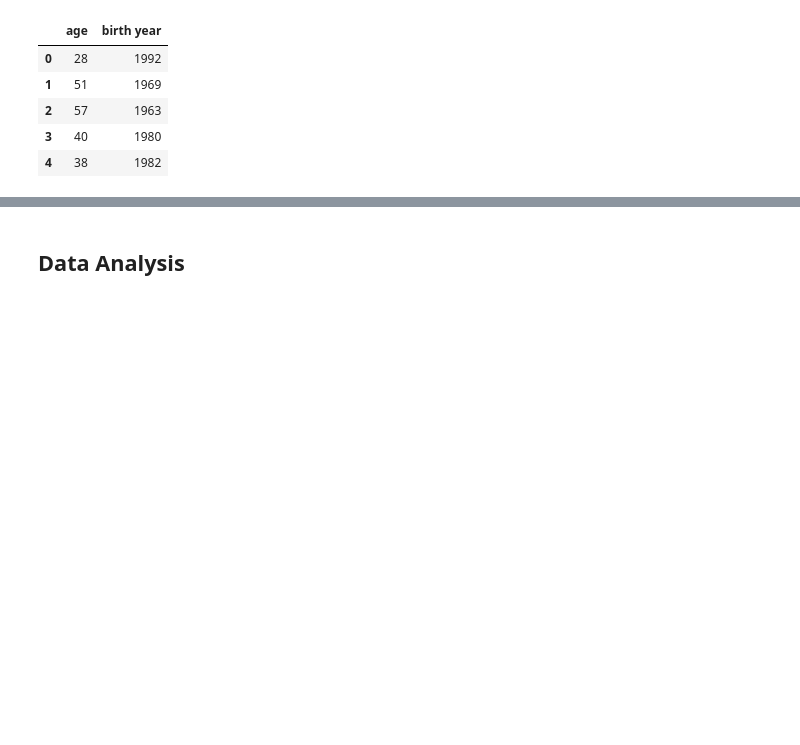
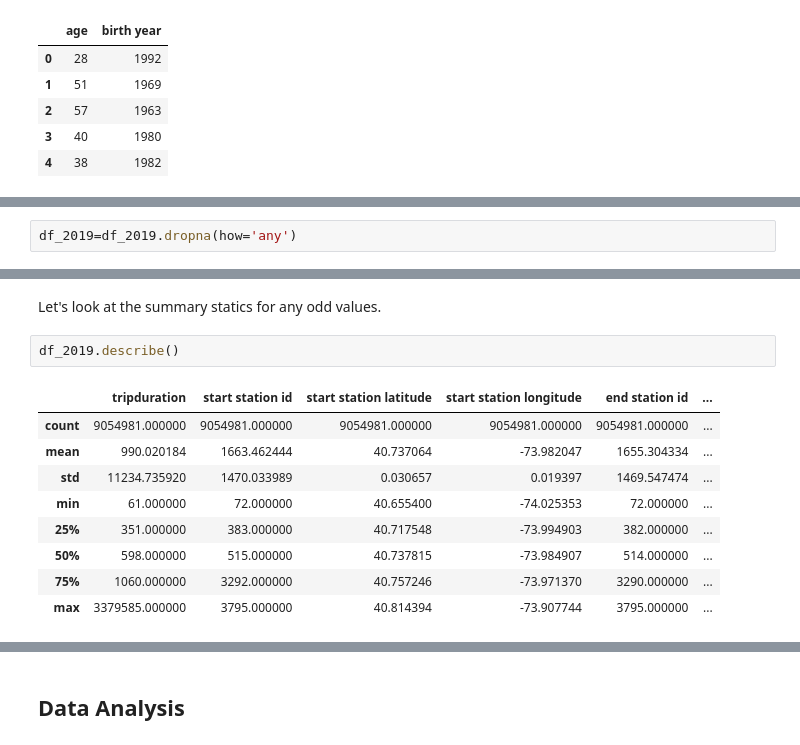
Before and after one commit to graceh3/citibike-analysis, a Jupyter notebook: Citibike - Statistical Analysis Project.ipynb, the cells around one changed output, grey strips where cells are left out. Saved outputs shown, nothing was run; the diff lists cells and outputs as text; blank space fills up the shorter version.

```diff
--- a/Citibike - Statistical Analysis Project.ipynb
+++ b/Citibike - Statistical Analysis Project.ipynb
@@ -207,0 +249,2 @@ df_2020[['age', 'birth year']].head()
+# %%
+df_2019=df_2019.dropna(how='any')
@@ -207,0 +277,14 @@ df_2020[['age', 'birth year']].head()
+# %% [markdown]
+Let's look at the summary statics for any odd values.
+# %%
+df_2019.describe()
+# %% [output]
+|  | tripduration | start station id | start station latitude | start station longitude | end station id | ... |
+| count | 9054981.000000 | 9054981.000000 | 9054981.000000 | 9054981.000000 | 9054981.000000 | ... |
+| mean | 990.020184 | 1663.462444 | 40.737064 | -73.982047 | 1655.304334 | ... |
+| std | 11234.735920 | 1470.033989 | 0.030657 | 0.019397 | 1469.547474 | ... |
+| min | 61.000000 | 72.000000 | 40.655400 | -74.025353 | 72.000000 | ... |
+| 25% | 351.000000 | 383.000000 | 40.717548 | -73.994903 | 382.000000 | ... |
+| 50% | 598.000000 | 515.000000 | 40.737815 | -73.984907 | 514.000000 | ... |
+| 75% | 1060.000000 | 3292.000000 | 40.757246 | -73.971370 | 3290.000000 | ... |
+| max | 3379585.000000 | 3795.000000 | 40.814394 | -73.907744 | 3795.000000 | ... |
```
Also changed, not shown: parts of 15 cells of this notebook.
